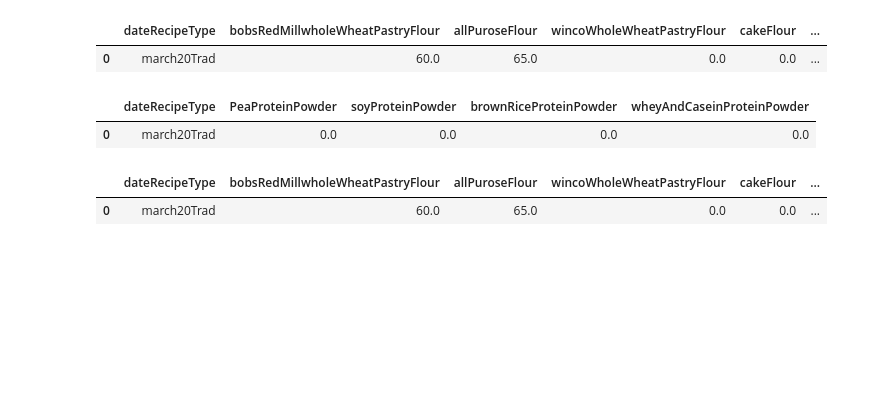
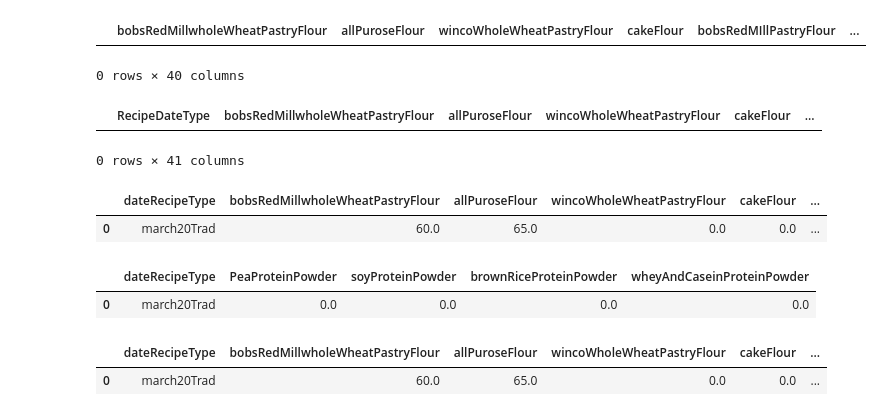
Before and after one commit to maxdickinson/DataTables, a Jupyter notebook: RecipesNutritionWorkbook.ipynb, the cells around one changed output. Drawn from its saved outputs; the diff is of its cells as text; code cells hidden in the pictures; blank space fills up the shorter version.

```diff
--- a/RecipesNutritionWorkbook.ipynb
+++ b/RecipesNutritionWorkbook.ipynb
@@ -107,0 +203,9 @@ for i in np.arange(len(ingredientsFrameList)):
+# %%
+allIngredientsFrame  = pd.DataFrame()
+for i in ingredientsList:
+    allIngredientsFrame.loc[:, i] = 0
+# %%
+allIngredientsFrame
+# %% [output]
+|  | bobsRedMillwholeWheatPastryFlour | allPuroseFlour | wincoWholeWheatPastryFlour | cakeFlour | bobsRedMIllPastryFlour | ... |
+0 rows × 40 columns
@@ -107,0 +218,5 @@ for i in np.arange(len(ingredientsFrameList)):
+# %%
+allIngredientsFrame
+# %% [output]
+|  | RecipeDateType | bobsRedMillwholeWheatPastryFlour | allPuroseFlour | wincoWholeWheatPastryFlour | cakeFlour | ... |
+0 rows × 41 columns
```
Also changed, not shown: parts of 32 cells of this notebook, 2 other files.
